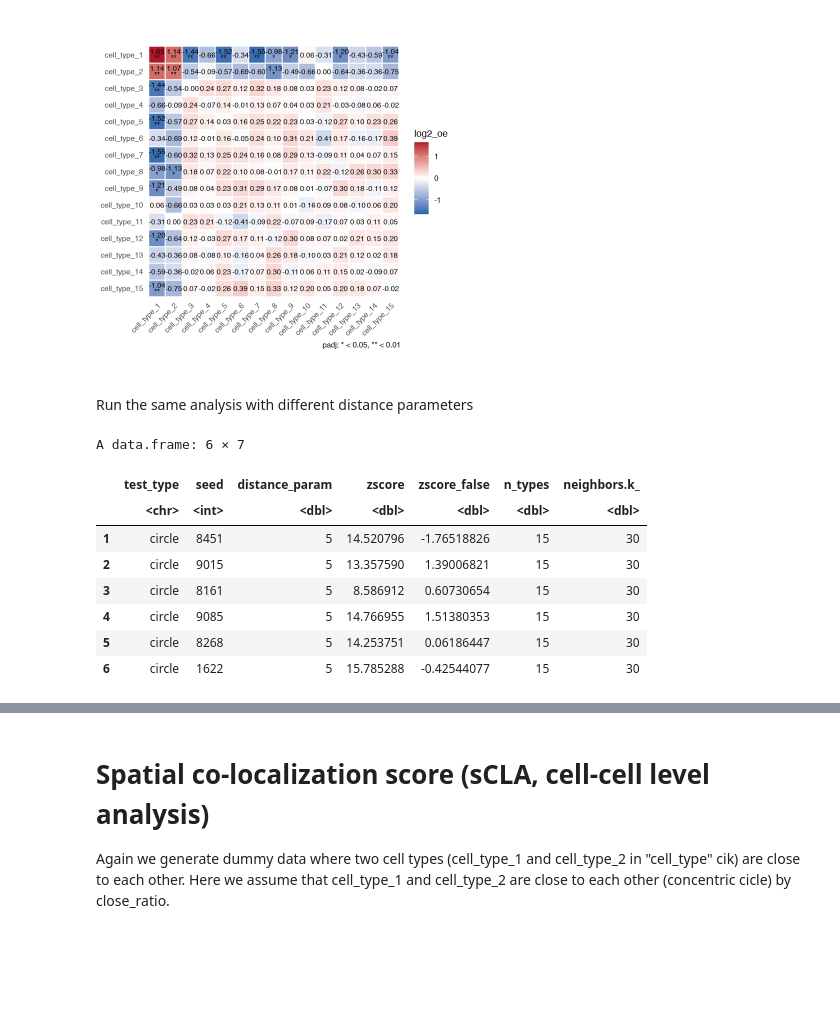
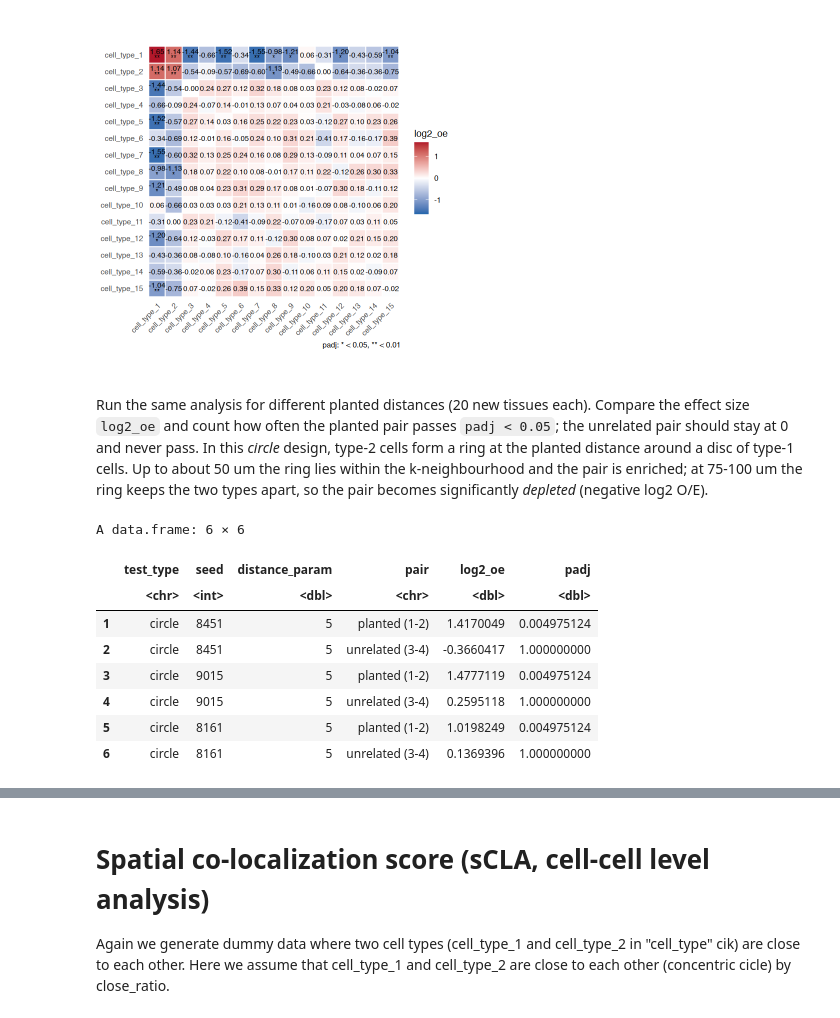
Before and after one commit to juninamo/spatialCooccur, a Jupyter notebook: vignettes/SNA_tutorial_simulation.ipynb, the cells around one changed output, grey strips where cells are left out. Drawn from its saved outputs; the diff is of its cells as text; code cells hidden in the pictures; blank space fills up the shorter version.

```diff
--- a/vignettes/SNA_tutorial_simulation.ipynb
+++ b/vignettes/SNA_tutorial_simulation.ipynb
@@ -149,38 +149,39 @@ plot_nhood_heatmap(nhood_res)
 [figure]
 [figure]
 # %% [markdown]
-Run the same analysis with different distance parameters
+Run the same analysis for different planted distances (20 new tissues each). Compare the effect size `log2_oe` and count how often the planted pair passes `padj < 0.05`; the unrelated pair should stay at 0 and never pass. In this *circle* design, type-2 cells form a ring at the planted distance around a disc of type-1 cells. Up to about 50 um the ring lies within the k-neighbourhood and the pair is enriched; at 75-100 um the ring keeps the two types apart, so the pair becomes significantly *depleted* (negative log2 O/E).
 # %%
 set.seed(seed)
 random_seeds <- sample(1000:9999, 20)
 n_types_sim <- n_types
 
+# For each planted distance: 20 new tissues; keep the effect size (log2_oe) and the
+# max-T adjusted p-value (padj) of the planted pair and of an unrelated pair
 accuracy_df_all <- do.call(rbind, lapply(c(5, 10, 20, 30, 40, 50, 75, 100), function(distance_param) {
   do.call(rbind, lapply(random_seeds, function(seed_) {
-    # a new tissue for every seed
     df <- generate_sim(close_ratio = close_ratio, n_types = n_types_sim, max_loc = max_loc,
                        n_cells = n_cells, test_type = "circle",
                        distance_param = distance_param, seed = seed_)
-    z <- nhood_enrichment(df, cluster_key = "cell_type", neighbors.k = neighbors.k_,
+    r <- nhood_enrichment(df, cluster_key = "cell_type", neighbors.k = neighbors.k_,
                           connectivity_key = "nn", transformation = TRUE,
-                          n_perms = n_perm, seed = seed_, n_jobs = 1)$zscore
-    dimnames(z) <- lapply(dimnames(z), function(v) gsub("^Cluster", "", v))
+                          n_perms = n_perm, seed = seed_, n_jobs = 1)
+    L <- r$log2_oe; P <- r$padj
+    dimnames(L) <- dimnames(P) <- lapply(dimnames(L), function(v) gsub("^Cluster", "", v))
     data.frame(test_type = "circle", seed = seed_, distance_param = distance_param,
-               zscore = z["cell_type_1", "cell_type_2"],        # planted pair
-               zscore_false = z["cell_type_3", "cell_type_4"])  # unrelated pair
+               pair = c("planted (1-2)", "unrelated (3-4)"),
+               log2_oe = c(L["cell_type_1", "cell_type_2"], L["cell_type_3", "cell_type_4"]),
+               padj = c(P["cell_type_1", "cell_type_2"], P["cell_type_3", "cell_type_4"]))
   }))
 }))
-accuracy_df_all$n_types <- n_types_sim
-accuracy_df_all$neighbors.k_ <- neighbors.k_
 head(accuracy_df_all)
 # %% [output]
-A data.frame: 6 × 7
+A data.frame: 6 × 6
-|  | test_type | seed | distance_param | zscore | zscore_false | n_types | neighbors.k_ |
-|  | <chr> | <int> | <dbl> | <dbl> | <dbl> | <dbl> | <dbl> |
-| 1 | circle | 8451 | 5 | 14.520796 | -1.76518826 | 15 | 30 |
-| 2 | circle | 9015 | 5 | 13.357590 | 1.39006821 | 15 | 30 |
-| 3 | circle | 8161 | 5 | 8.586912 | 0.60730654 | 15 | 30 |
-| 4 | circle | 9085 | 5 | 14.766955 | 1.51380353 | 15 | 30 |
-| 5 | circle | 8268 | 5 | 14.253751 | 0.06186447 | 15 | 30 |
-| 6 | circle | 1622 | 5 | 15.785288 | -0.42544077 | 15 | 30 |
+|  | test_type | seed | distance_param | pair | log2_oe | padj |
+|  | <chr> | <int> | <dbl> | <chr> | <dbl> | <dbl> |
+| 1 | circle | 8451 | 5 | planted (1-2) | 1.4170049 | 0.004975124 |
+| 2 | circle | 8451 | 5 | unrelated (3-4) | -0.3660417 | 1.000000000 |
+| 3 | circle | 9015 | 5 | planted (1-2) | 1.4777119 | 0.004975124 |
+| 4 | circle | 9015 | 5 | unrelated (3-4) | 0.2595118 | 1.000000000 |
+| 5 | circle | 8161 | 5 | planted (1-2) | 1.0198249 | 0.004975124 |
+| 6 | circle | 8161 | 5 | unrelated (3-4) | 0.1369396 | 1.000000000 |
 # %%
```
Also changed, not shown: parts of 1 cell of this notebook, 5 other files.
